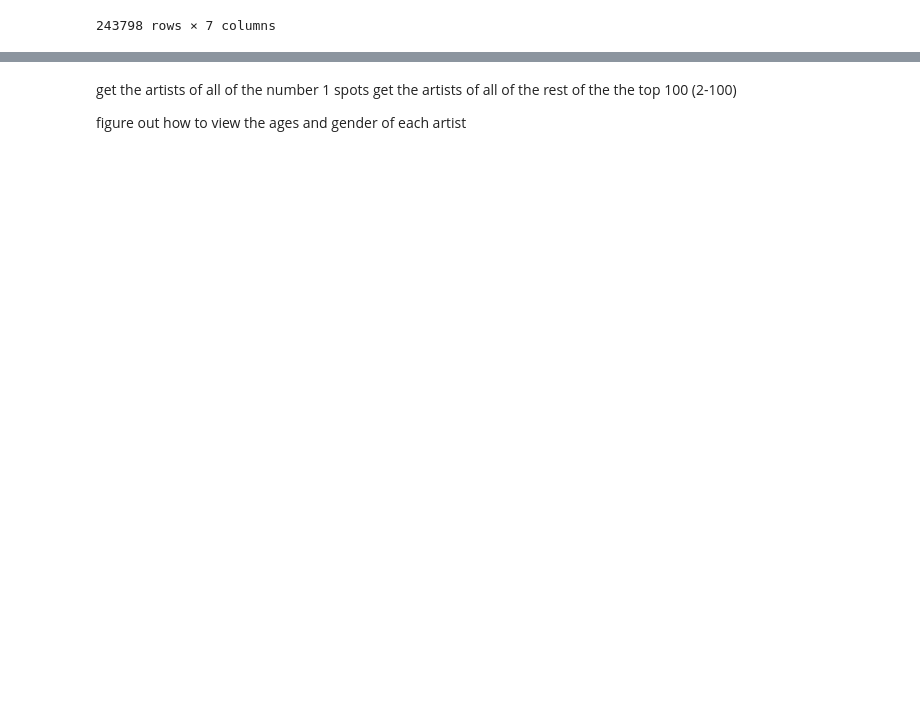
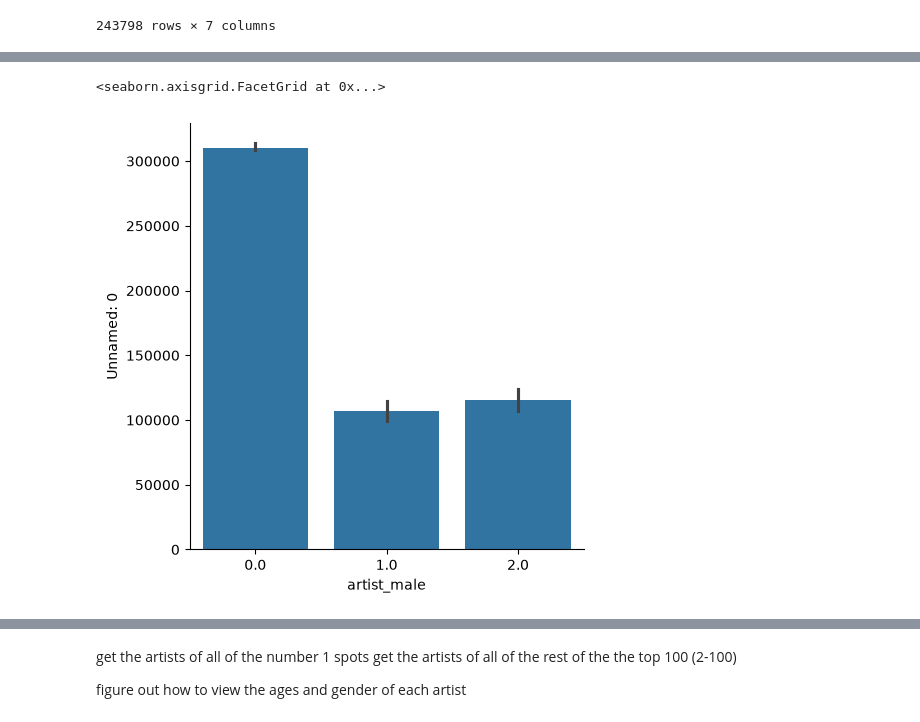
Before and after one commit to IzzyMRob/CS_161_Project, a Jupyter notebook: caden_artist_demographic.ipynb, the cells around one changed output, grey strips where cells are left out. Drawn from its saved outputs; the diff is of its cells as text; code cells hidden in the pictures; blank space fills up the shorter version.

```diff
--- a/caden_artist_demographic.ipynb
+++ b/caden_artist_demographic.ipynb
@@ -73,0 +111,5 @@ ValueError: You are trying to merge on str and int64 columns for key 'artist'. I
+# %%
+sns.catplot(data= top_2_to_100_merged, x='artist_male', y = 'Unnamed: 0', kind = 'bar')
+# %% [output]
+<seaborn.axisgrid.FacetGrid at 0x...>
+[figure, added]
```
Also changed, not shown: parts of 12 cells of this notebook.
